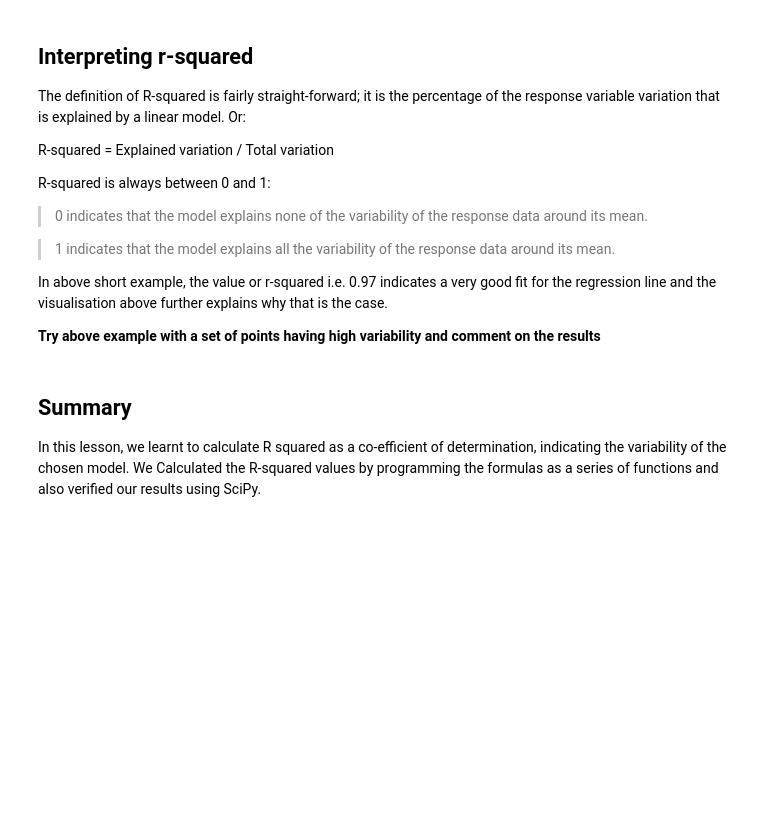
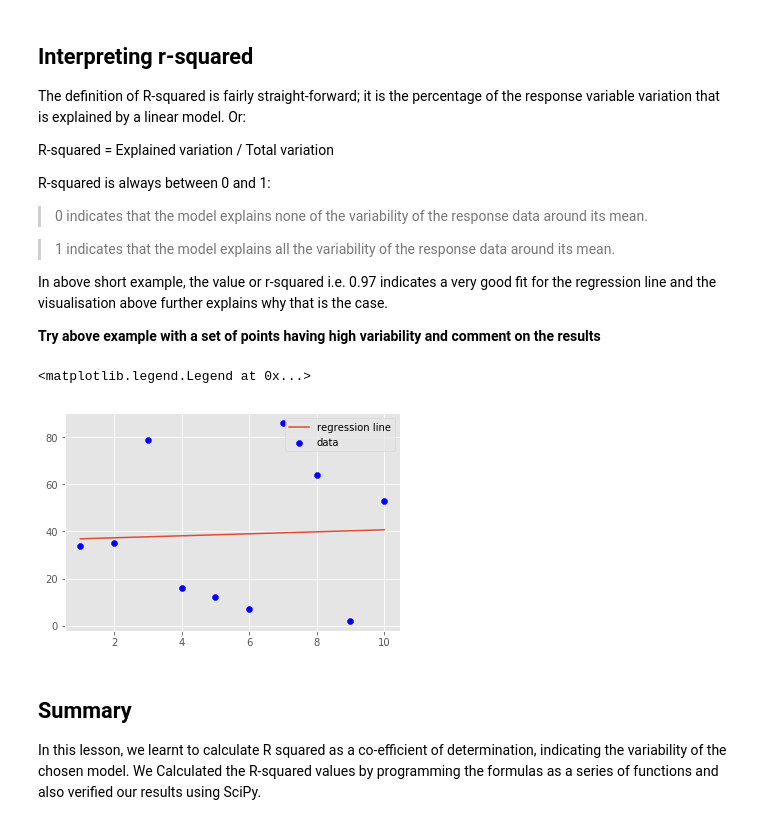
Before and after one commit to slieb74/ds-regression-r_squared-nyc-career-ds-062518, a Jupyter notebook: index.ipynb, the cells around one changed output. Drawn from its saved outputs; the diff is of its cells as text; code cells hidden in the pictures; blank space fills up the shorter version.

```diff
--- a/index.ipynb
+++ b/index.ipynb
@@ -176,6 +185,68 @@ R-squared is always between 0 and 1:
 In above short example, the value or r-squared i.e. 0.97 indicates a very good fit for the regression line and the visualisation above further explains why that is the case.
 
 **Try above example with a set of points having high variability and comment on the results**
+# %%
+import numpy as np
+import matplotlib.pyplot as plt
+from matplotlib import style
+style.use('ggplot')
+
+
+def calc_slope(xs,ys):
+
+    m = (np.mean(xs)*np.mean(ys) - np.mean(xs*ys))/ ((np.mean(xs))**2  - np.mean(xs**2))
+    return m
+
+def best_fit(xs,ys):
+
+    m = calc_slope(xs,ys)
+    b = np.mean(ys) - m*np.mean(xs)
+
+    return m, b
+
+def reg_line (m, b, X):
+
+    r_line = [m*x + b for x in X]
+    return r_line
+
+def sum_sq_err(ys_real,ys_predicted):
+
+    sse = np.sum((ys_predicted-ys_real) * (ys_predicted-ys_real))
+
+    return sse
+
+def r_squared(ys_real, ys_predicted):
+
+    # Calculate Y_mean , squared error for regression and mean line , and calculate r-squared
+    y_mean = [np.mean(ys_real) for y in ys_real]
+
+    sq_err_reg= sum_sq_err(ys_real,ys_predicted)
+    sq_err_y_mean = sum_sq_err(ys_real, y_mean)
+
+    # Calculate r-squared using given formula
+    r_sq =  1 - (sq_err_reg/sq_err_y_mean)
+
+    return r_sq
+
+X = np.array([1,2,3,4,5,6,7,8,9,10])
+Y = np.array([34, 35, 79, 16, 12,  7, 86, 64,  2, 53])
+
+m, b = best_fit(X,Y)
+
+Y_pred = reg_line(m, b, X)
+
+r_squared = r_squared(Y,Y_pred)
+
+r_squared
+
+
+# Plot the data points and regression line
+plt.scatter(X,Y,label='data',c='b')
+plt.plot(X,Y_pred,label='regression line')
+plt.legend()
+# %% [output]
+<matplotlib.legend.Legend at 0x...>
+[figure, added]
 # %% [markdown]
 ## Summary
 
```
Also changed, not shown: parts of 3 cells of this notebook.
